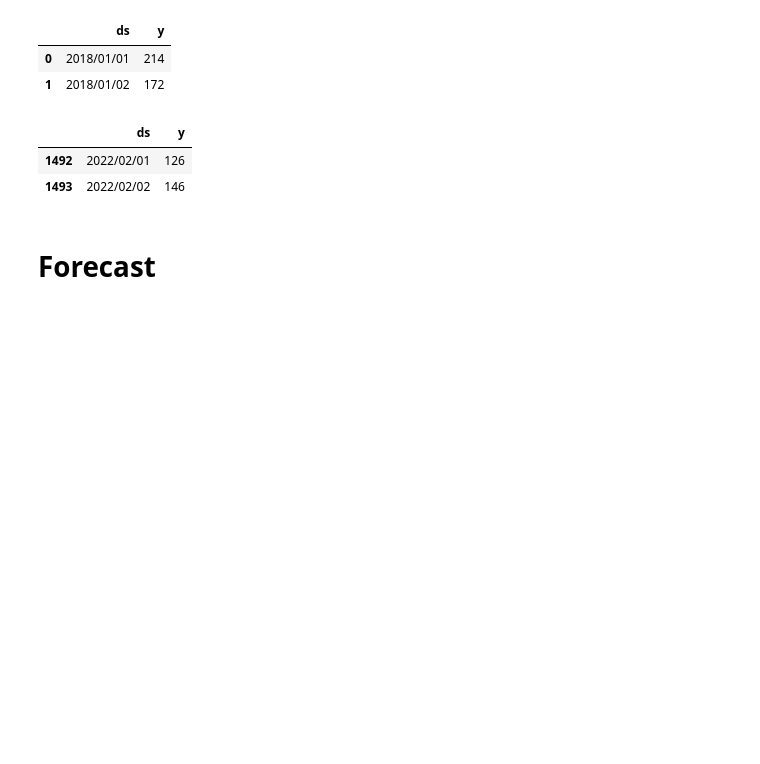
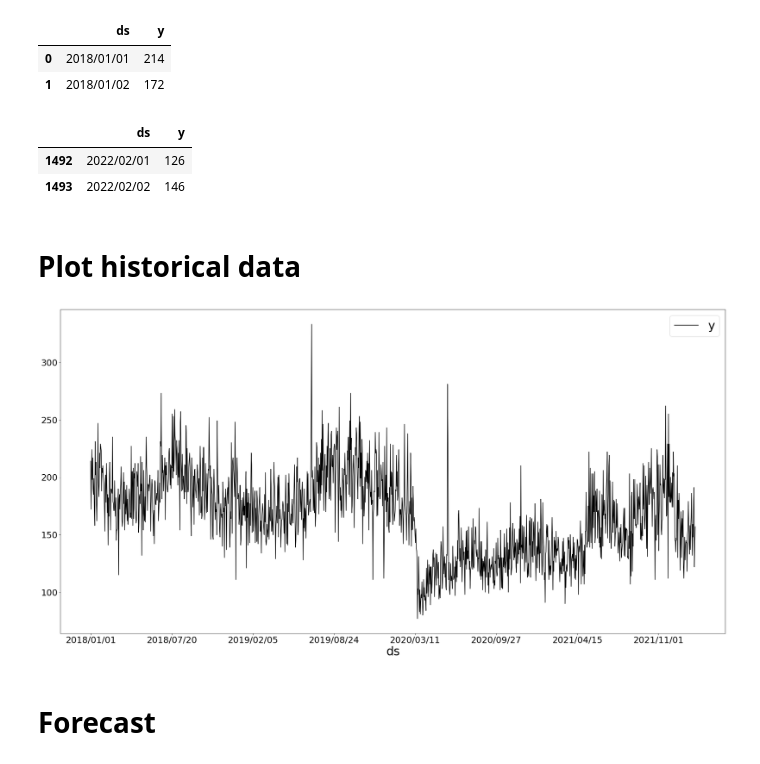
Before and after one commit to lizre/prophet-quickstart, a Jupyter notebook: notebooks/01_split_model.ipynb, the cells around one changed output. Saved outputs shown, nothing was run; the diff lists cells and outputs as text; code cells hidden in the pictures; blank space fills up the shorter version.

Commit message:
move plot to modeling script after splitting. get fit stats.

```diff
--- a/notebooks/00_getdata_clean_eda.ipynb
+++ b/notebooks/01_split_model.ipynb
@@ -58,4 +22,0 @@ daily_incidents = df_property_assault.groupby(['Incident Date']).size().reset_in
-# %%
-daily_incidents['count'] = daily_incidents.iloc[:,1]
-daily_incidents = daily_incidents[['Incident Date', 'count']]
-daily_incidents.head()
@@ -69,6 +22,0 @@ daily_incidents.head()
-# %%
-# Prophet requires these column names: ds and y.
-daily_incidents['ds'] = daily_incidents['Incident Date']
-daily_incidents['y'] = daily_incidents['count']
-df_prophet = daily_incidents[["ds", "y"]]
-df_prophet.head(10).sort_values(by="ds")
@@ -101,10 +23,12 @@ plt.show()
+# %%
+daily_incidents = daily_incidents[["ds", "y"]]
 # %% [markdown]
 # Split data into training and validation (i.e., "test") sets
 # %% [markdown]
 Make validation set as latest / most recent days.
 # %%
 validation_window = 60  # days
-train_df, validation_df = train_test_split(df_prophet, test_size=validation_window, shuffle=False)
+train_df, validation_df = train_test_split(daily_incidents, test_size=validation_window, shuffle=False)
 # %%
 assert(((len(train_df) == (len(daily_incidents)-60)) & (len(validation_df) == validation_window)))
 # %%
@@ -119,6 +43,18 @@ validation_df.head(2)
 |  | ds | y |
 | 1492 | 2022/02/01 | 126 |
 | 1493 | 2022/02/02 | 146 |
+# %% [markdown]
+# Plot historical data
+# %%
+fig, ax = plt.subplots(figsize=(30, 15))
+
+train_df.plot('ds', 'y',
+                     color="black",
+                     ax=ax)
+
+plt.show()
+# %% [output]
+[figure, added]
 # %% [markdown]
 # Forecast
 # %%
```
Also changed, not shown: parts of 26 cells of this notebook, 2 other files.
